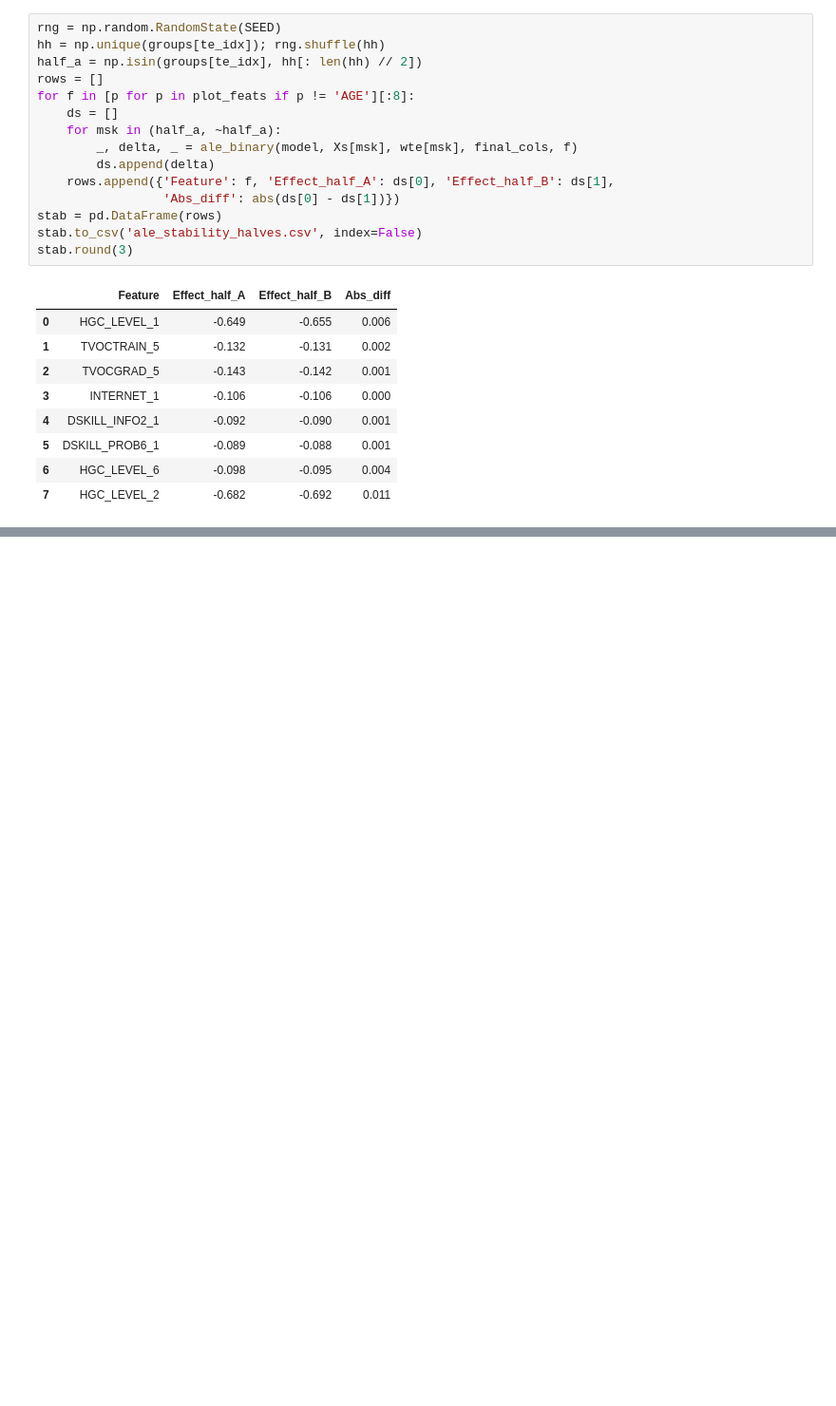
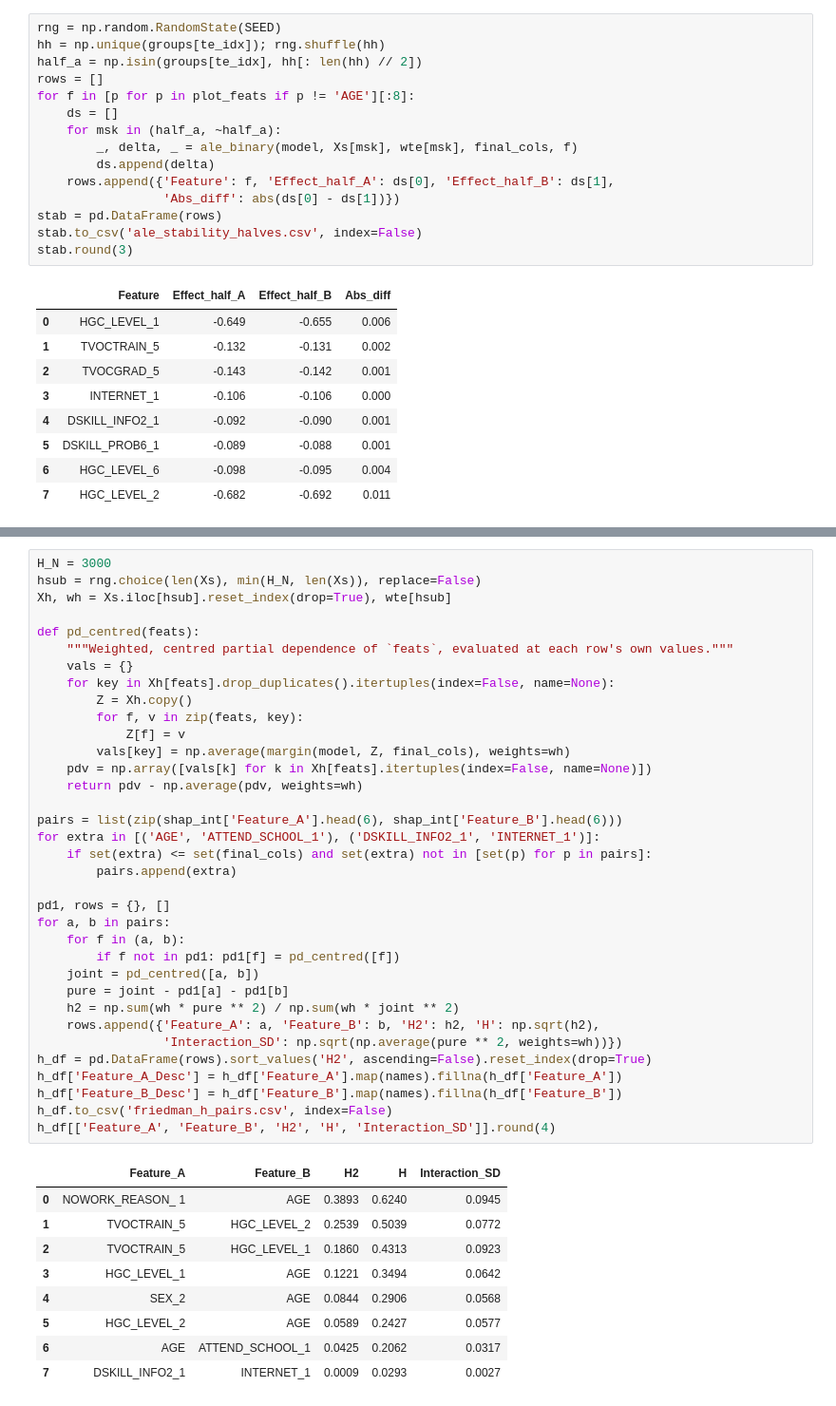
Before and after one commit to Chobi321/STAT299-FLEMMS-PMDSA, a Jupyter notebook: 02_xgboost_xai/ALE_leakage_audit.ipynb, the cells around one changed output, grey strips where cells are left out. Shown at 95% size. Drawn from its saved outputs; the diff is of its cells as text; blank space fills up the shorter version.

```diff
--- a/02_xgboost_xai/ALE_leakage_audit.ipynb
+++ b/02_xgboost_xai/ALE_leakage_audit.ipynb
@@ -459,0 +545,45 @@ stab.round(3)
+# %%
+H_N = 3000
+hsub = rng.choice(len(Xs), min(H_N, len(Xs)), replace=False)
+Xh, wh = Xs.iloc[hsub].reset_index(drop=True), wte[hsub]
+
+def pd_centred(feats):
+    """Weighted, centred partial dependence of `feats`, evaluated at each row's own values."""
+    vals = {}
+    for key in Xh[feats].drop_duplicates().itertuples(index=False, name=None):
+        Z = Xh.copy()
+        for f, v in zip(feats, key):
+            Z[f] = v
+        vals[key] = np.average(margin(model, Z, final_cols), weights=wh)
+    pdv = np.array([vals[k] for k in Xh[feats].itertuples(index=False, name=None)])
+    return pdv - np.average(pdv, weights=wh)
+
+pairs = list(zip(shap_int['Feature_A'].head(6), shap_int['Feature_B'].head(6)))
+for extra in [('AGE', 'ATTEND_SCHOOL_1'), ('DSKILL_INFO2_1', 'INTERNET_1')]:
+    if set(extra) <= set(final_cols) and set(extra) not in [set(p) for p in pairs]:
+        pairs.append(extra)
+
+pd1, rows = {}, []
+for a, b in pairs:
+    for f in (a, b):
+        if f not in pd1: pd1[f] = pd_centred([f])
+    joint = pd_centred([a, b])
+    pure = joint - pd1[a] - pd1[b]
+    h2 = np.sum(wh * pure ** 2) / np.sum(wh * joint ** 2)
+    rows.append({'Feature_A': a, 'Feature_B': b, 'H2': h2, 'H': np.sqrt(h2),
+                 'Interaction_SD': np.sqrt(np.average(pure ** 2, weights=wh))})
+h_df = pd.DataFrame(rows).sort_values('H2', ascending=False).reset_index(drop=True)
+h_df['Feature_A_Desc'] = h_df['Feature_A'].map(names).fillna(h_df['Feature_A'])
+h_df['Feature_B_Desc'] = h_df['Feature_B'].map(names).fillna(h_df['Feature_B'])
+h_df.to_csv('friedman_h_pairs.csv', index=False)
+h_df[['Feature_A', 'Feature_B', 'H2', 'H', 'Interaction_SD']].round(4)
+# %% [output]
+|  | Feature_A | Feature_B | H2 | H | Interaction_SD |
+| 0 | NOWORK_REASON_ 1 | AGE | 0.3893 | 0.6240 | 0.0945 |
+| 1 | TVOCTRAIN_5 | HGC_LEVEL_2 | 0.2539 | 0.5039 | 0.0772 |
+| 2 | TVOCTRAIN_5 | HGC_LEVEL_1 | 0.1860 | 0.4313 | 0.0923 |
+| 3 | HGC_LEVEL_1 | AGE | 0.1221 | 0.3494 | 0.0642 |
+| 4 | SEX_2 | AGE | 0.0844 | 0.2906 | 0.0568 |
+| 5 | HGC_LEVEL_2 | AGE | 0.0589 | 0.2427 | 0.0577 |
+| 6 | AGE | ATTEND_SCHOOL_1 | 0.0425 | 0.2062 | 0.0317 |
+| 7 | DSKILL_INFO2_1 | INTERNET_1 | 0.0009 | 0.0293 | 0.0027 |
```
Also changed, not shown: parts of 5 cells of this notebook, 9 other files.
